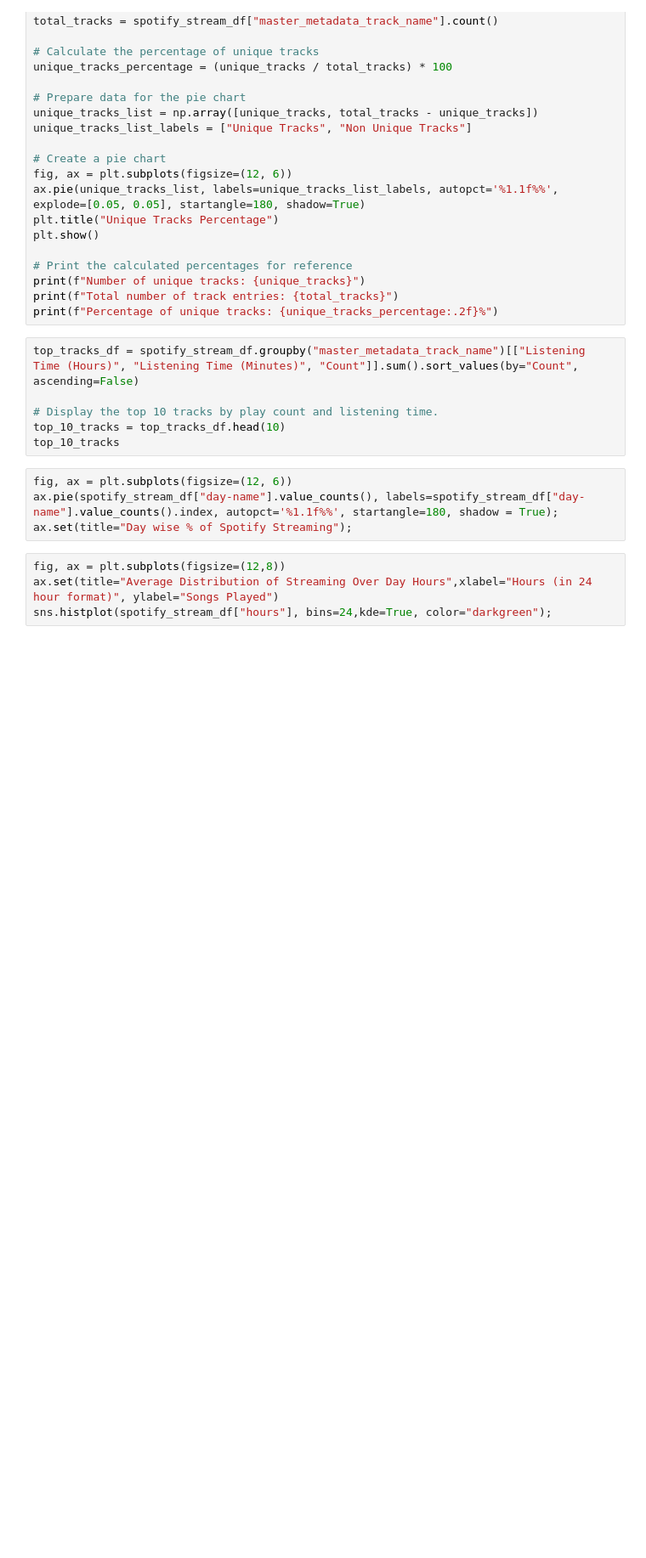
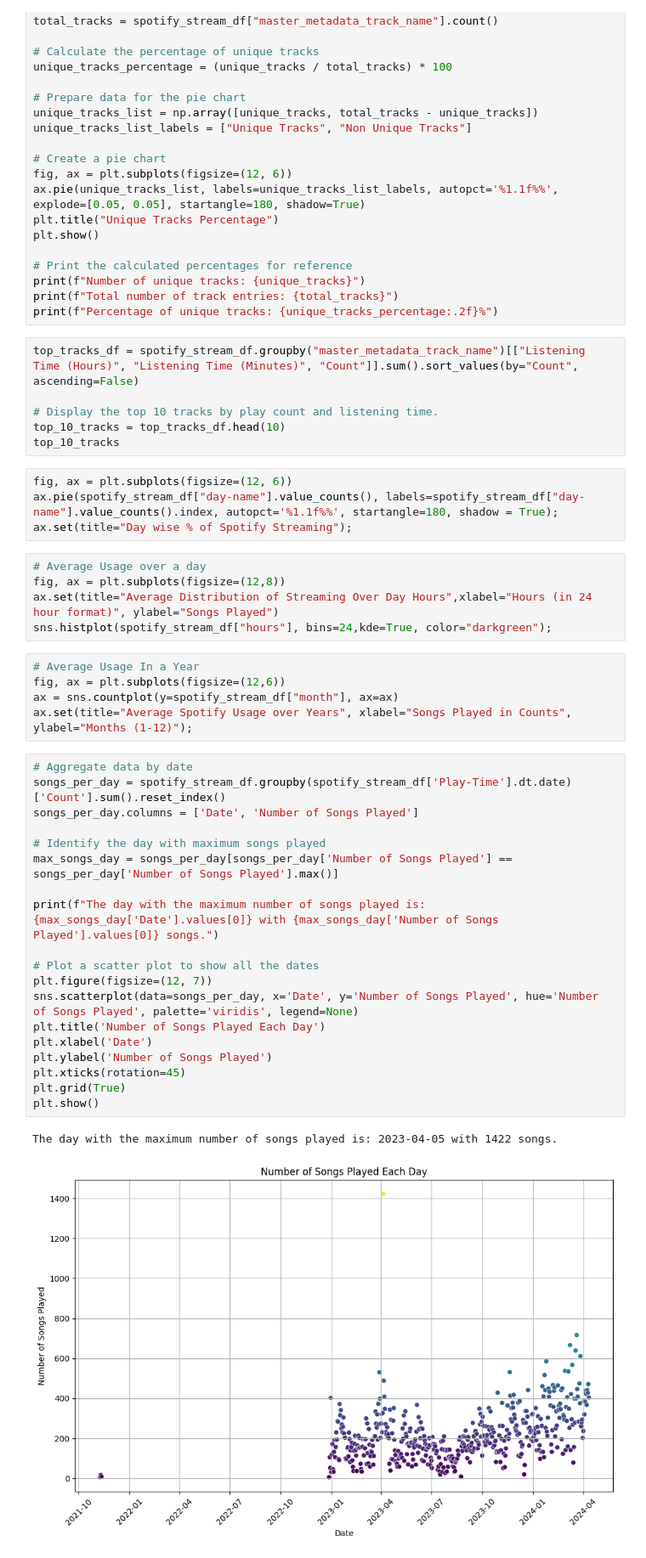
Before and after one commit to aroramrinaal/Spotistats, a Jupyter notebook: spotistats.ipynb, the cells around one changed output. Shown: that part at 85% size. Cells and saved outputs as stored; diff of their text form; blank space fills up the shorter version.

Commit message:
ft: day I played maximum number of songs ?

```diff
--- a/spotistats.ipynb
+++ b/spotistats.ipynb
@@ -152,6 +152,34 @@ fig, ax = plt.subplots(figsize=(12, 6))
 ax.pie(spotify_stream_df["day-name"].value_counts(), labels=spotify_stream_df["day-name"].value_counts().index, autopct='%1.1f%%', startangle=180, shadow = True);
 ax.set(title="Day wise % of Spotify Streaming");
 # %%
+# Average Usage over a day
 fig, ax = plt.subplots(figsize=(12,8))
 ax.set(title="Average Distribution of Streaming Over Day Hours",xlabel="Hours (in 24 hour format)", ylabel="Songs Played")
 sns.histplot(spotify_stream_df["hours"], bins=24,kde=True, color="darkgreen");
+# %%
+# Average Usage In a Year
+fig, ax = plt.subplots(figsize=(12,6))
+ax = sns.countplot(y=spotify_stream_df["month"], ax=ax)
+ax.set(title="Average Spotify Usage over Years", xlabel="Songs Played in Counts", ylabel="Months (1-12)");
+# %%
+# Aggregate data by date
+songs_per_day = spotify_stream_df.groupby(spotify_stream_df['Play-Time'].dt.date)['Count'].sum().reset_index()
+songs_per_day.columns = ['Date', 'Number of Songs Played']
+
+# Identify the day with maximum songs played
+max_songs_day = songs_per_day[songs_per_day['Number of Songs Played'] == songs_per_day['Number of Songs Played'].max()]
+
+print(f"The day with the maximum number of songs played is: {max_songs_day['Date'].values[0]} with {max_songs_day['Number of Songs Played'].values[0]} songs.")
+
+# Plot a scatter plot to show all the dates
+plt.figure(figsize=(12, 7))
+sns.scatterplot(data=songs_per_day, x='Date', y='Number of Songs Played', hue='Number of Songs Played', palette='viridis', legend=None)
+plt.title('Number of Songs Played Each Day')
+plt.xlabel('Date')
+plt.ylabel('Number of Songs Played')
+plt.xticks(rotation=45)
+plt.grid(True)
+plt.show()
+# %% [output]
+The day with the maximum number of songs played is: 2023-04-05 with 1422 songs.
+[figure, added]
```
